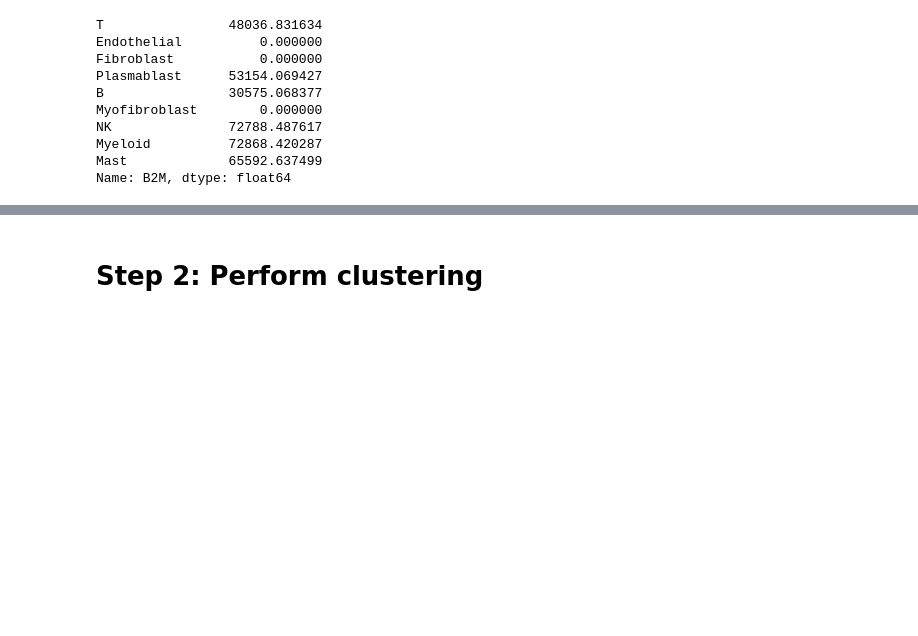
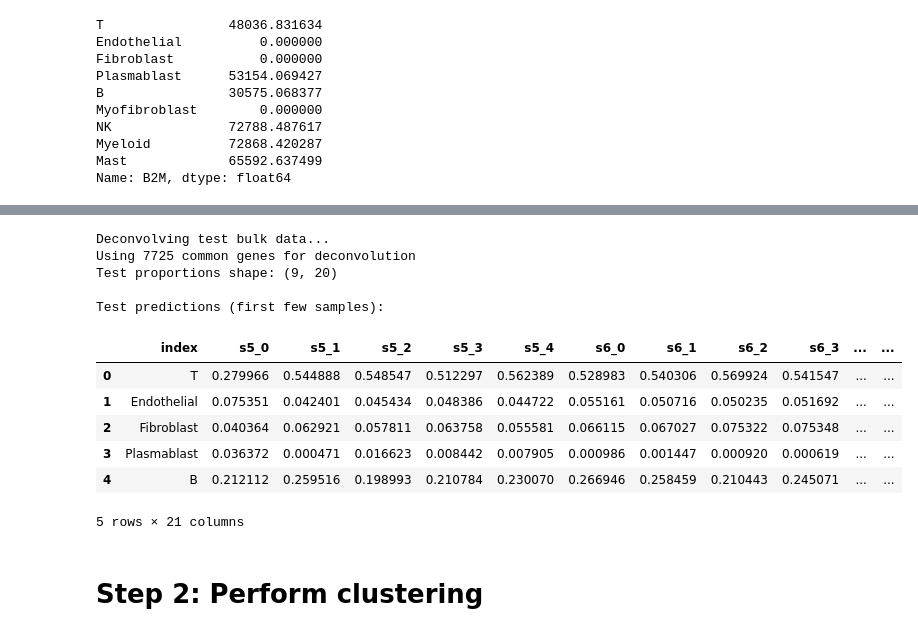
Before and after one commit to EdoardoNegri/Genomics_2, a Jupyter notebook: main.ipynb, the cells around one changed output, grey strips where cells are left out. Drawn from its saved outputs; the diff is of its cells as text; code cells hidden in the pictures; blank space fills up the shorter version.

```diff
--- a/main.ipynb
+++ b/main.ipynb
@@ -456,7 +396,24 @@ Per-cell-type MAE:
 # %%
-## Deconvolve using NMF
-
-from scipy.
+# Deconvolve test bulk data
+print("Deconvolving test bulk data...")
+test_props_pred = deconvolve(test_bulk, gt_reference)
+print(f"Test proportions shape: {test_props_pred.shape}")
+test_props_pred = test_props_pred.reset_index()
+print("\nTest predictions (first few samples):")
+test_props_pred.iloc[:, :].head()
+# %% [output]
+Deconvolving test bulk data...
+Using 7725 common genes for deconvolution
+Test proportions shape: (9, 20)
+
+Test predictions (first few samples):
+|  | index | s5_0 | s5_1 | s5_2 | s5_3 | s5_4 | s6_0 | s6_1 | s6_2 | s6_3 | ... | ... |
+| 0 | T | 0.279966 | 0.544888 | 0.548547 | 0.512297 | 0.562389 | 0.528983 | 0.540306 | 0.569924 | 0.541547 | ... | ... |
+| 1 | Endothelial | 0.075351 | 0.042401 | 0.045434 | 0.048386 | 0.044722 | 0.055161 | 0.050716 | 0.050235 | 0.051692 | ... | ... |
+| 2 | Fibroblast | 0.040364 | 0.062921 | 0.057811 | 0.063758 | 0.055581 | 0.066115 | 0.067027 | 0.075322 | 0.075348 | ... | ... |
+| 3 | Plasmablast | 0.036372 | 0.000471 | 0.016623 | 0.008442 | 0.007905 | 0.000986 | 0.001447 | 0.000920 | 0.000619 | ... | ... |
+| 4 | B | 0.212112 | 0.259516 | 0.198993 | 0.210784 | 0.230070 | 0.266946 | 0.258459 | 0.210443 | 0.245071 | ... | ... |
+5 rows × 21 columns
 # %% [markdown]
 # Step 2: Perform clustering
 # %%
```
Also changed, not shown: parts of 11 cells of this notebook.
